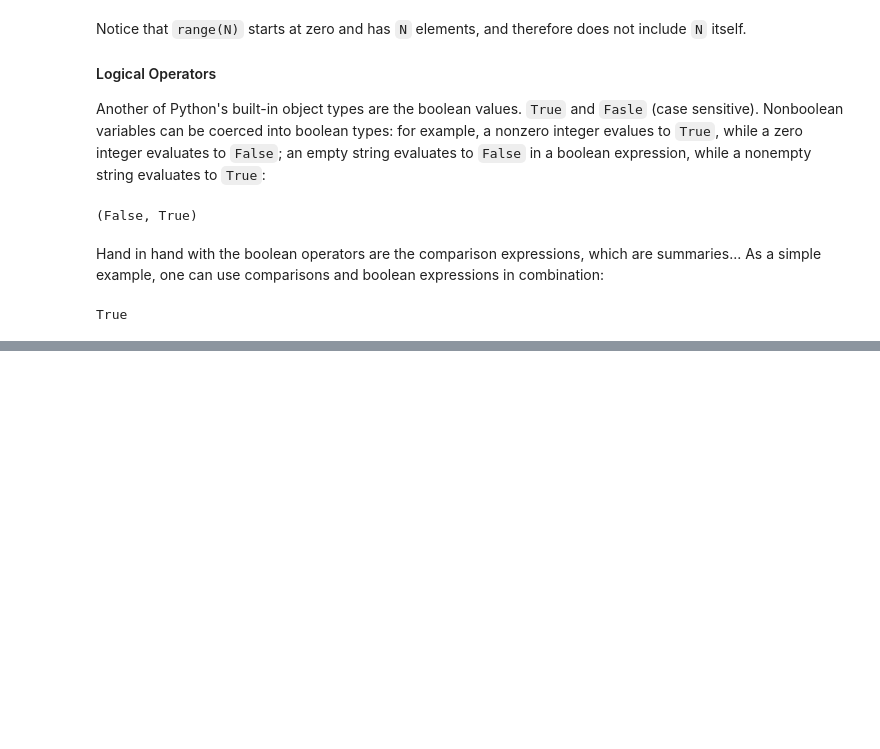
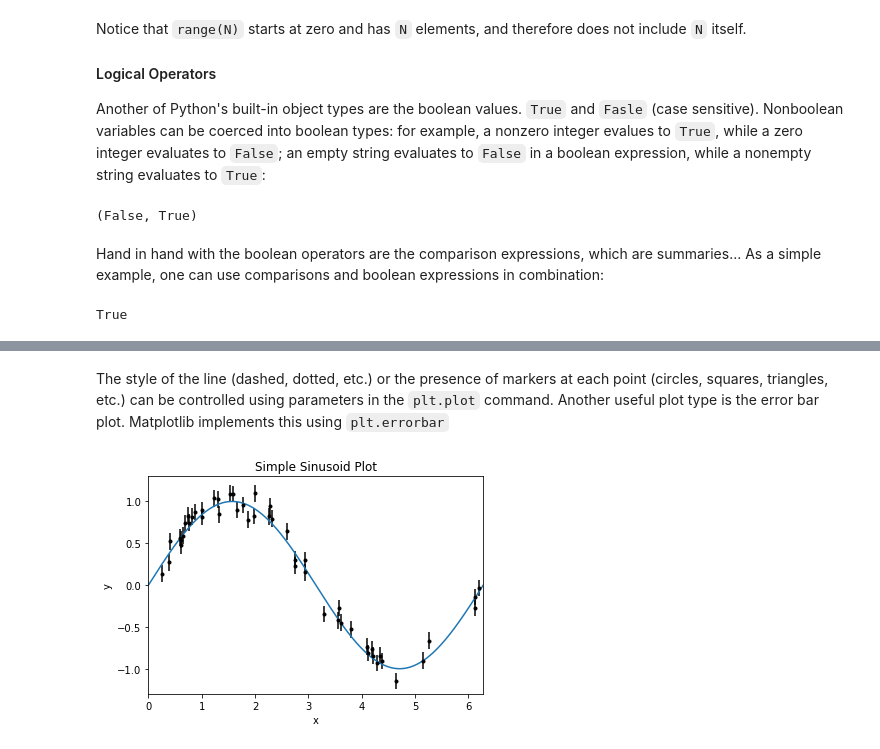
Before and after one commit to uom-lectures/PHY3287, a Jupyter notebook: lecture_1.ipynb, the cells around one changed output, grey strips where cells are left out. Saved outputs shown, nothing was run; the diff lists cells and outputs as text; code cells hidden in the pictures; blank space fills up the shorter version.

```diff
--- a/lecture_1.ipynb
+++ b/lecture_1.ipynb
@@ -158,0 +642,26 @@ These boolean expression become very important when used with control flow state
+# %% [markdown]
+The style of the line (dashed, dotted, etc.) or the presence of markers at each point (circles, squares, triangles, etc.) can be controlled using parameters in the `plt.plot` command. Another useful plot type is the error bar plot. Matplotlib implements this using `plt.errorbar`
+# %%
+x = np.linspace(0, 2 * np.pi, 1000)   # 1000 values from 0 to 2pi
+y = np.sin(x)
+
+plt.plot(x, y)
+plt.xlim(0, 2 * np.pi)   # Set x limits
+plt.ylim(-1.3, 1.3)      # Set y limits
+plt.xlabel('x')
+plt.ylabel('y')
+plt.title("Simple Sinusoid Plot")
+
+# Define observied data points
+x_obs = 2 * np.pi * np. random . random (50)
+y_obs = np.sin ( x_obs )
+
+# Add some error
+y_obs += np.random.normal (0, 0.1, 50)
+
+# Plot error bars over sinusoid
+plt.errorbar (x_obs , y_obs , 0.1, fmt='.', color='black')
+
+plt.show()
+# %% [output]
+[figure, added]
```
Also changed, not shown: parts of 112 cells of this notebook, 1 other file.
